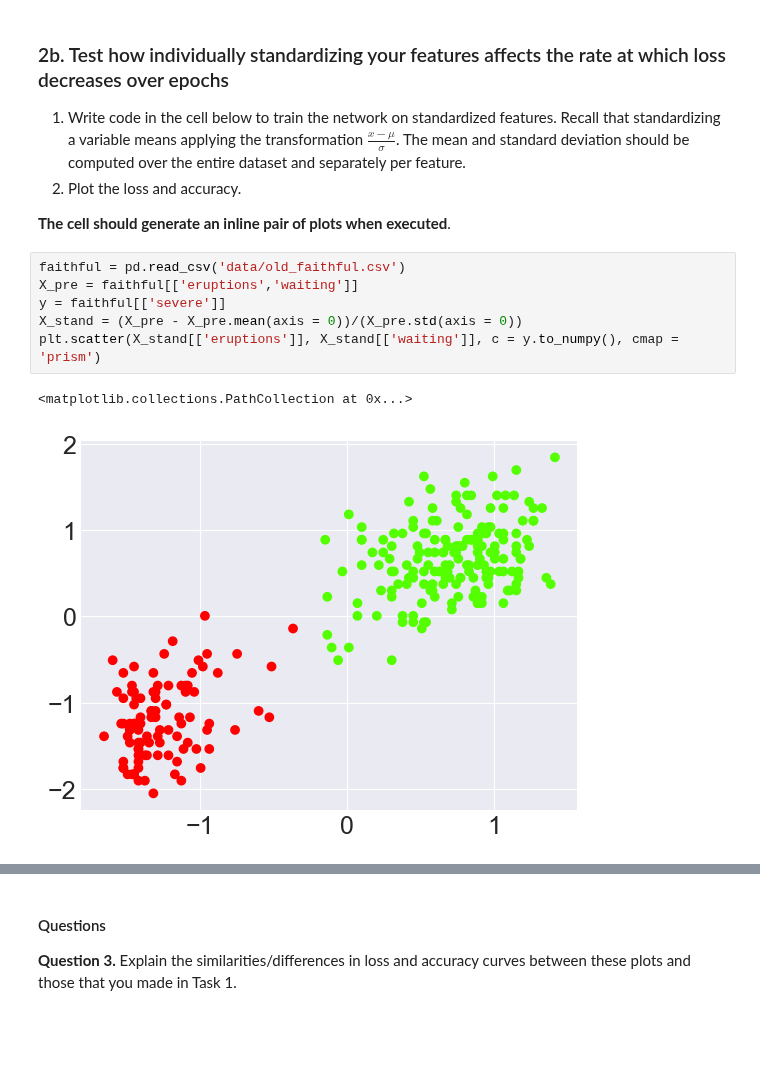
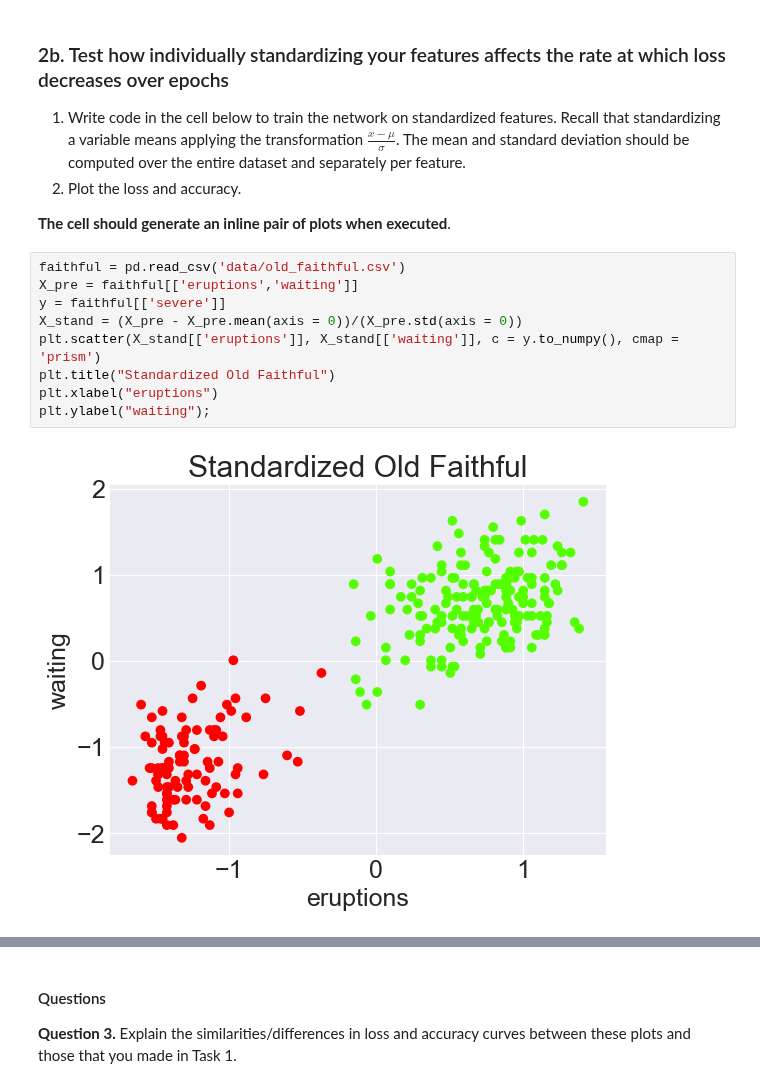
Before and after one commit to GhailanFadah/Neural-Networks, a Jupyter notebook: binary_classification.ipynb, the cells around one changed output, grey strips where cells are left out. Cells and saved outputs as stored; diff of their text form; blank space fills up the shorter version.

```diff
--- a/binary_classification.ipynb
+++ b/binary_classification.ipynb
@@ -280,12 +286,14 @@ Big problems. We believe this is due to the gradient not being symmetrical this
 # %%
 faithful = pd.read_csv('data/old_faithful.csv')
 X_pre = faithful[['eruptions','waiting']]
 y = faithful[['severe']]
 X_stand = (X_pre - X_pre.mean(axis = 0))/(X_pre.std(axis = 0))
 plt.scatter(X_stand[['eruptions']], X_stand[['waiting']], c = y.to_numpy(), cmap = 'prism')
+plt.title("Standardized Old Faithful")
+plt.xlabel("eruptions")
+plt.ylabel("waiting");
 # %% [output]
-<matplotlib.collections.PathCollection at 0x...>
-[figure, old version]
+[figure, new version]
 # %%
 net = Adaline()
 loss, acc = net.fit(X_stand.to_numpy(),np.squeeze(y.to_numpy()))
```
Also changed, not shown: parts of 16 cells of this notebook, 1 other file.
